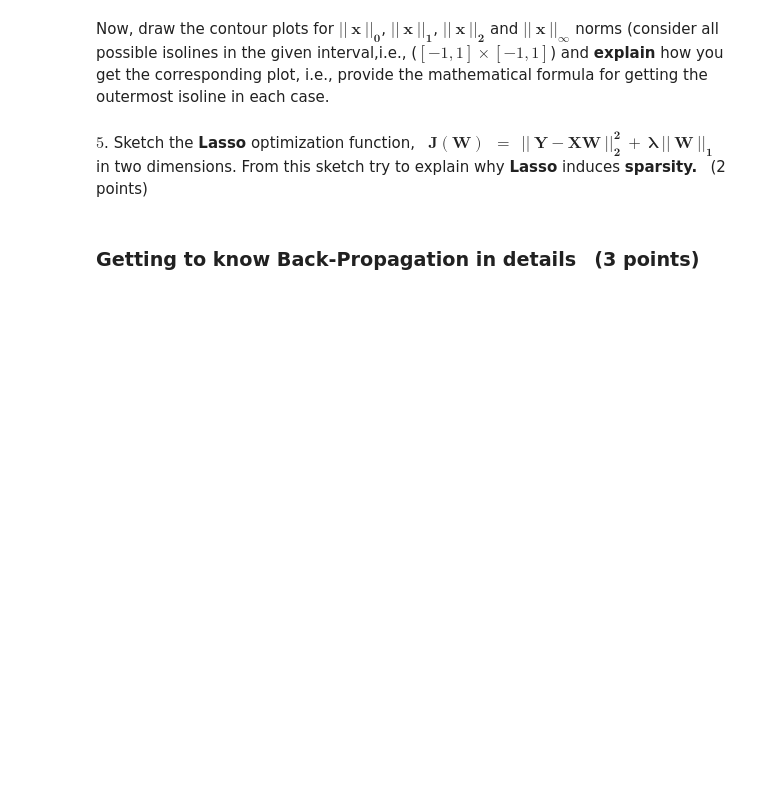
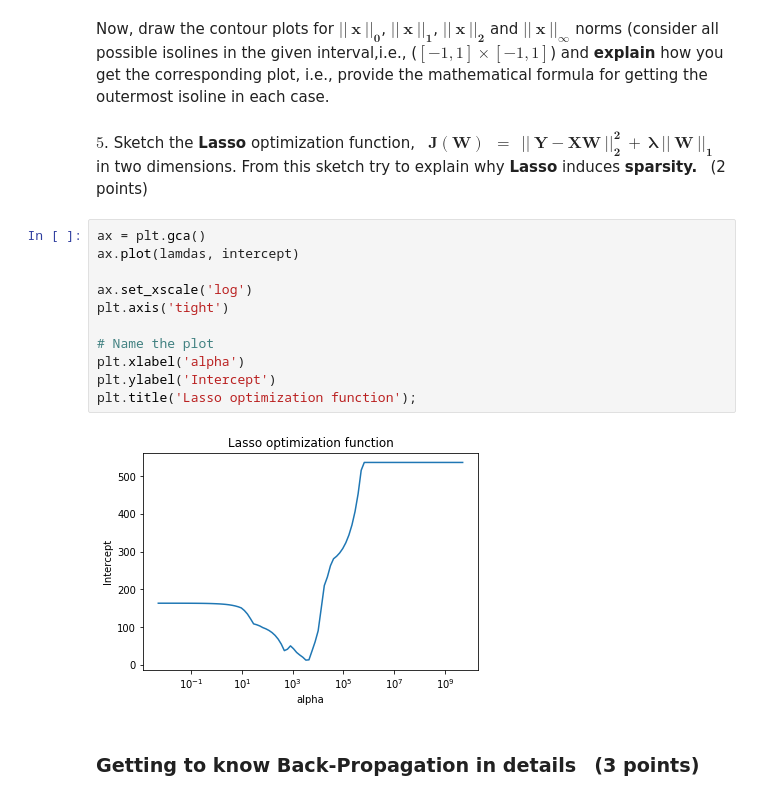
Before and after one commit to zshn25/Neural-Networks-Implementation-Application, a Jupyter notebook: nniaassignment6final.ipynb, the cells around one changed output. Drawn from its saved outputs; the diff is of its cells as text; blank space fills up the shorter version.

```diff
--- a/nniaassignment6final.ipynb
+++ b/nniaassignment6final.ipynb
@@ -140,6 +165,19 @@ $4$. Assume$~$ $\mathbf{x} \in R^2$, $(x_1, x_2) \in [-1, 1]\times[-1, 1]$. $~$
 Now, draw the contour plots for $\mathbf{\big|\big|~x~\big|\big|_{0}}$, $\mathbf{\big|\big|~x~\big|\big|_{1}}$, $\mathbf{\big|\big|~x~\big|\big|_{2}}$ and $\mathbf{\big|\big|~x~\big|\big|_{\infty}}$ norms (consider all possible isolines in the given interval,i.e., ($[-1,1]\times[-1,1]$) and **explain** how you get the corresponding plot, i.e., provide the mathematical formula for getting the outermost isoline in each case.
 # %% [markdown]
 $5$. Sketch the **Lasso** optimization function, $~$ $\mathbf{J(W) ~~=~~ \big|\big|~Y-XW~\big|\big|_{2}^2 ~+~\lambda~ \big|\big|~W~\big|\big|_{1}}$ $~$ in two dimensions. From this sketch try to explain why **Lasso** induces **sparsity.** $~$ (2 points)
+# %%
+ax = plt.gca()
+ax.plot(lamdas, intercept)
+
+ax.set_xscale('log')
+plt.axis('tight')
+
+# Name the plot
+plt.xlabel('alpha')
+plt.ylabel('Intercept')
+plt.title('Lasso optimization function');
+# %% [output]
+[figure, added]
 # %% [markdown]
 ### Getting to know Back-Propagation in details $~$ (3 points)
 # %% [markdown]
```
Also changed, not shown: parts of 5 cells of this notebook.
